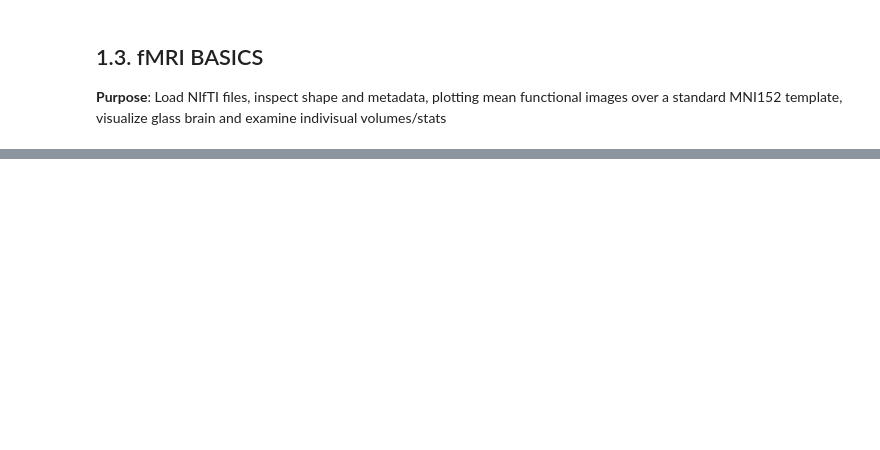
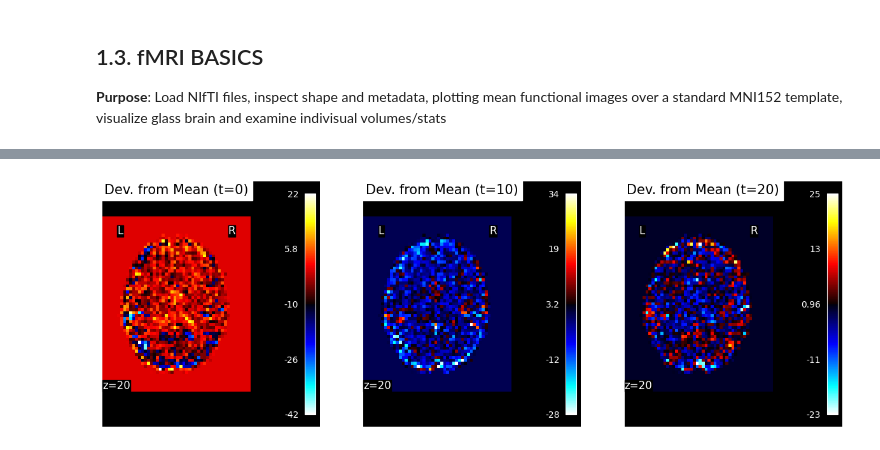
Before and after one commit to yibeisita/neuro-ai-playground, a Jupyter notebook: tutorials/01_foundations/03_fmri_basics.ipynb, the cells around one changed output, grey strips where cells are left out. Cells and saved outputs as stored; diff of their text form; code cells hidden in the pictures; blank space fills up the shorter version.

```diff
--- a/tutorials/01_foundations/03_fmri_basics.ipynb
+++ b/tutorials/01_foundations/03_fmri_basics.ipynb
@@ -70,14 +105,3 @@ plot_glass_brain(mean_img, title="Glass Brain Overview")
 - The **threshold and diverging colormap** help highlight meaningful deviations, making small variations more visible.
 - Note that these are **raw signal deviations**, not statistical activations; subtle changes may reflect noise or physiological fluctuations.
 - These visualizations help you **identify temporal dynamics** in the fMRI signal and understand which regions are transiently more or less active relative to the average.
-# %%
-mean_data = np.mean(fmri_img.get_fdata(), axis=-1)
-timepoints = [0, 5, 10]
-
-for t in timepoints:
-    vol_data = fmri_img.get_fdata()[..., t] - mean_data
-    vol_img = nib.Nifti1Image(vol_data, fmri_img.affine)
-
-    # Determine a symmetric threshold for better visualization
-    vmax = np.max(np.abs(vol_data))
-    plot_stat_map_3d(vol_img, title=f"Deviation from mean at Time {t}", threshold=vmax*0.2)
@@ -87,0 +108,28 @@ for t in timepoints:
+# %%
+data_array = fmri_img.get_fdata()
+mean_data = np.mean(data_array, axis=-1)
+# %%
+timepoints = [0, 10, 20]
+# %%
+fig, axes = plt.subplots(1, 3, figsize=(15, 5))
+for i, t in enumerate(timepoints):
+    # Calculate Deviation: Current Volume - Mean Volume
+    deviation_data = data_array[..., t] - mean_data
+
+    # Wrap the result back into a Nifti object for plotting
+    # We use the original affine to keep the spatial alignment
+    dev_img = nib.Nifti1Image(deviation_data, fmri_img.affine)
+
+    plotting.plot_epi(
+        dev_img,
+        axes=axes[i],
+        display_mode="z",
+        cut_coords=[20],
+        title=f"Dev. from Mean (t={t})",
+        cmap="cold_hot", # Blue for negative, Red for positive
+        colorbar=True
+    )
+
+plt.show()
+# %% [output]
+[figure, added]
```
Also changed, not shown: parts of 17 cells of this notebook.
